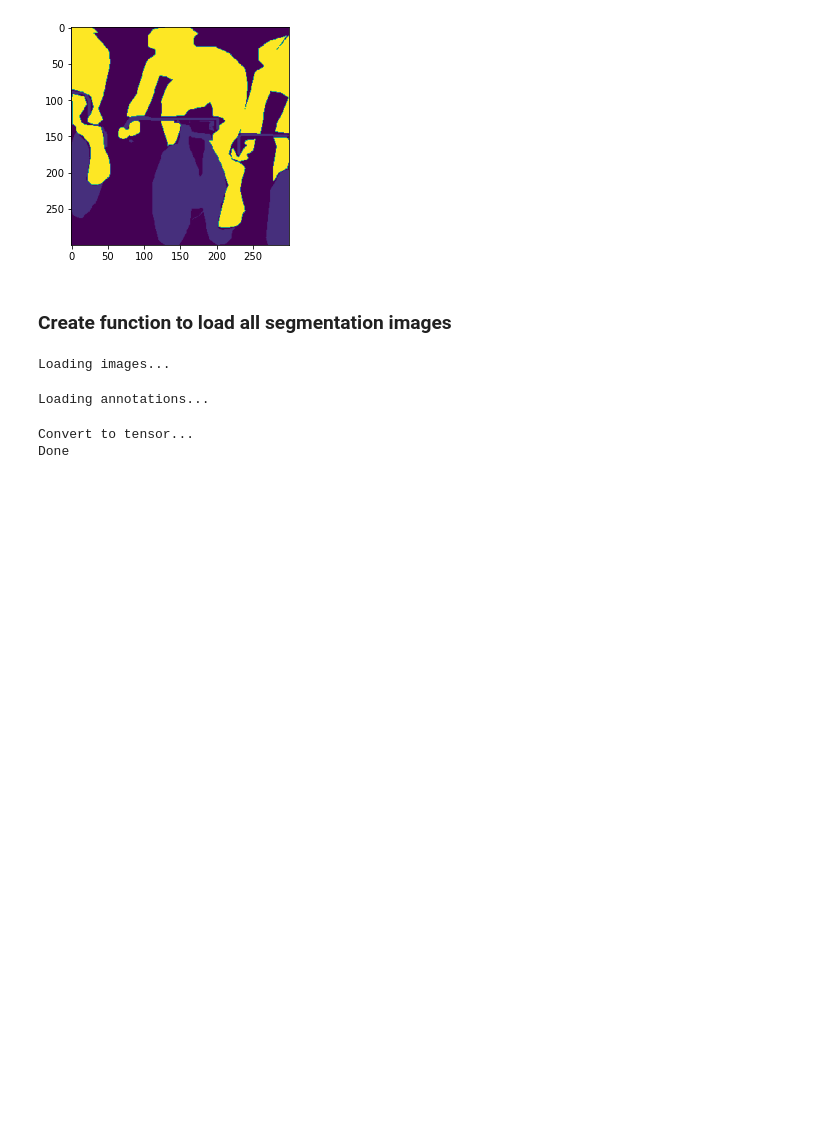
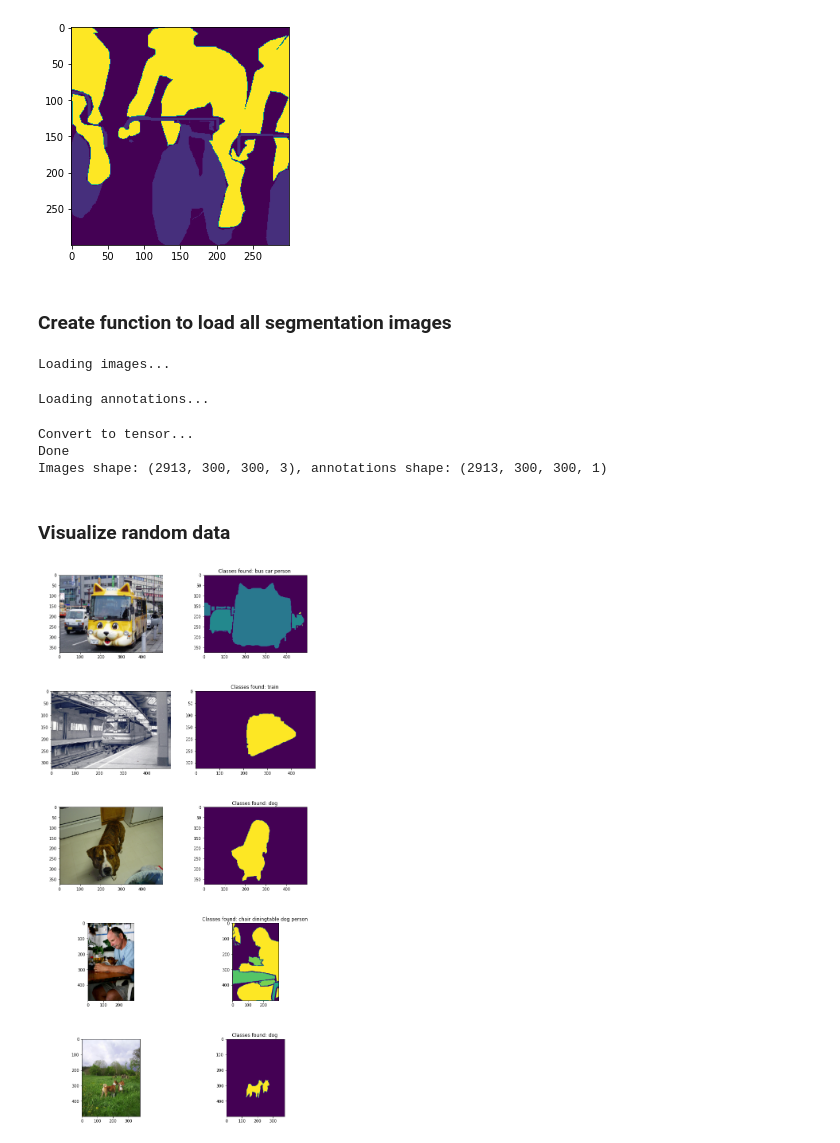
Before and after one commit to Apiquet/Segmentation, a Jupyter notebook: FCN8.ipynb, the cells around one changed output. Saved outputs shown, nothing was run; the diff lists cells and outputs as text; code cells hidden in the pictures; blank space fills up the shorter version.

Commit message:
[DEV][DB] Visualize images and segmentation loaded

```diff
--- a/FCN8.ipynb
+++ b/FCN8.ipynb
@@ -134,7 +134,7 @@ segmentation_path = VOC2012_path + "VOC2012/SegmentationClass/"
 # %%
 image = Image.open(images_path + "2007_000129.jpg")
 image = np.array(image)
-image = cv2.resize(image, (width, height,), interpolation=cv2.INTER_NEAREST)
+image = cv2.resize(image, (width, height,), interpolation=cv2.INTER_LINEAR)
 plt.imshow(image)
 # %% [output]
 <matplotlib.image.AxesImage at 0x...>
@@ -176,13 +176,17 @@ def prepare_data(VOC2012_path: str, width_height: tuple):
     jpeg_path = VOC2012_path + "VOC2012/JPEGImages/"
     segmentation_path = VOC2012_path + "VOC2012/SegmentationClass/"
     annotations_path = glob(segmentation_path + "*")
+    filenames_png = []
+    original_shapes = []
 
     print("Loading images...")
     images = []
     for el in tqdm(annotations_path):
         filename = os.path.basename(el)
+        filenames_png.append(filename)
         el = jpeg_path + filename.replace(".png", ".jpg")
         image = Image.open(el)
+        original_shapes.append(image.size)
         image = np.array(image)
         image = cv2.resize(image, width_height,
                            interpolation=cv2.INTER_NEAREST)
@@ -196,17 +200,72 @@ def prepare_data(VOC2012_path: str, width_height: tuple):
         annotation[annotation > 20] = 0
         annotation = cv2.resize(annotation, width_height,
                                 interpolation=cv2.INTER_NEAREST)
-        annotations.append(tf.convert_to_tensor(annotation, dtype=tf.uint8))
+        annotations.append(tf.expand_dims(tf.convert_to_tensor(annotation, dtype=tf.uint8), 2))
 
     print("Convert to tensor...")
     images = tf.convert_to_tensor(images, dtype=tf.float32)
     annotations = tf.convert_to_tensor(annotations, dtype=tf.uint8)
     print("Done")
-    return images, annotations
+    print(f"Images shape: {images.shape}, annotations shape: {annotations.shape}")
+    return images, annotations, filename_list, original_shape
 
-images, annotations = prepare_data("../data/VOCdevkit/", (300, 300,))
+images, annotations, filenames_png, original_shapes = prepare_data("../data/VOCdevkit/", (300, 300,))
 # %% [output]
 Loading images...
 Loading annotations...
 Convert to tensor...
 Done
+Images shape: (2913, 300, 300, 3), annotations shape: (2913, 300, 300, 1)
+# %% [markdown]
+### Visualize random data
+# %%
+import random
+def random_choice(inputs, n_samples, seed):
+    """
+    With replacement.
+    Params:
+      inputs (Tensor): Shape [n_states, n_features]
+      n_samples (int): The number of random samples to take.
+    Returns:
+      sampled_inputs (Tensor): Shape [n_samples, n_features]
+    """
+    # (1, n_states) since multinomial requires 2D logits.
+    uniform_log_prob = tf.expand_dims(tf.zeros(tf.shape(inputs)[0]), 0)
+    tf.random.set_seed(seed)
+    ind = tf.random.categorical(uniform_log_prob, n_samples)
+    ind = tf.squeeze(ind, 0, name="random_choice_ind")  # (n_samples,)
+
+    return tf.gather(inputs, ind, name="random_choice")
+
+def visualize_data(images, annotations, original_shapes=None, n_samples=5, seed=42):
+    images_toprint  = random_choice(images, n_samples, seed)
+    annotations_toprint  = random_choice(annotations, n_samples, seed)
+    if original_shapes is not None:
+        original_shapes  = random_choice(original_shapes, n_samples, seed)
+
+    fig, axs = plt.subplots(n_samples, 2,figsize=(13, 25), facecolor='w', edgecolor='k')
+    fig.subplots_adjust(hspace = .5, wspace=.001)
+    axs = axs.ravel()
+    subplot_idx = 0
+    for i in range(0, n_samples):
+        image = tf.cast(images_toprint[i], dtype=tf.uint8).numpy()
+        if original_shapes is not None:
+            image = cv2.resize(image, tuple(original_shapes[i].numpy()), interpolation=cv2.INTER_LINEAR)
+
+        annotation = annotations_toprint[i].numpy()
+        if original_shapes is not None:
+            annotation = cv2.resize(annotation, tuple(original_shapes[i].numpy()), interpolation=cv2.INTER_NEAREST)
+        classes = np.unique(annotation)
+        title = "Classes found: "
+        for el in classes:
+            if el != 0:
+                title += labels_to_name[el] + ' '
+
+        axs[subplot_idx].imshow(image)
+        axs[subplot_idx+1].imshow(annotation)
+        axs[subplot_idx+1].set_title(title)
+        subplot_idx += 2
+
+visualize_data(images, annotations, original_shapes, seed=42)
+# %% [output]
+[figure, added]
```
